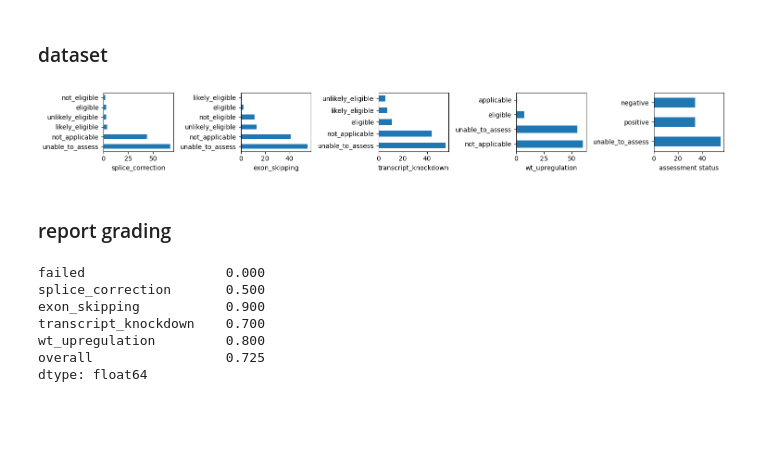
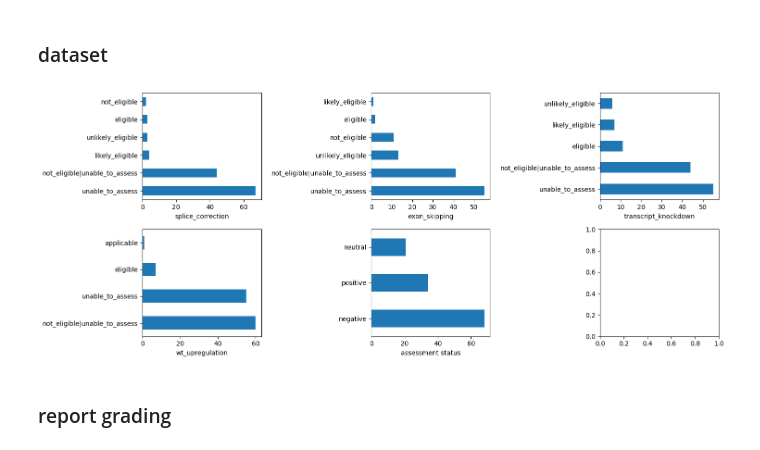
Before and after one commit to mpark20/aso-assistant, a Jupyter notebook: server/view_results.ipynb, the cells around one changed output. Cells and saved outputs as stored; diff of their text form; code cells hidden in the pictures; blank space fills up the shorter version.

```diff
--- a/server/view_results.ipynb
+++ b/server/view_results.ipynb
@@ -15,7 +19,4 @@ from sklearn.metrics import confusion_matrix, ConfusionMatrixDisplay
 # %%
-NEG_LABELS = ["not_applicable", "not_eligible"]
-POS_LABELS = ["likely_eligible", "eligible"]
-
 CATEGORIES = [
     "splice_correction",
     "exon_skipping",
@@ -27,37 +28,17 @@ LABEL_ORDER = [
     "unable_to_assess",
     "not_eligible",
     "unlikely_eligible",
+    "applicable",  # only for WT upregulation
     "likely_eligible",
     "eligible",
 ]
-
-def parse_outcome_str(outcome_str: str) -> dict:
-    """
-    Parses labels in form "approach1:label1;approach2:label2" into
-    {"approach1": "label1", "approach2": "label2"}
-
-    If a therapy has no label, it is considered "not applicable".
-    All therapies are considered "unable to assess" if the outcome_str = "unable to assess".
-    """
-    parts = outcome_str.split(";")
-    parsed = {k:"not_applicable" for k in ["splice_correction", "exon_skipping", "transcript_knockdown", "wt_upregulation"]}
-    if outcome_str == "unable_to_assess":
-        return {k:"unable_to_assess" for k in parsed.keys()}
-    for part in parts:
-        if ':' in part:
-            # add underscores to match the automated pipeline output format
-            key, value = part.split(':')
-            parsed[key] = value
-
-    if "knockdown" in parsed:
-        kd = parsed.pop("knockdown")
-        parsed["transcript_knockdown"] = kd
-    return parsed
 
 def categorize_assessment(row: pd.Series):
     labels = [row[k] for k in ["splice_correction", "exon_skipping", "transcript_knockdown", "wt_upregulation"]]
     if any([lbl in POS_LABELS for lbl in labels]):
         return "positive"
+    elif any([lbl in NEUTRAL_LABELS for lbl in labels]):
+        return "neutral"
     elif any([lbl in NEG_LABELS for lbl in labels]):
         return "negative"
     return "unable_to_assess"
@@ -67,5 +48,5 @@ dataset = pd.read_csv("data/parsed_n1c_assessments.csv")
 dataset.drop_duplicates(subset="normalized_hgvs", keep="first", inplace=True)
 parsed_outcomes = dataset["parsed_outcome"].apply(lambda x: parse_outcome_str(x)).tolist()
 
-hgvs2outcome = dict(zip(dataset["normalized_hgvs"], parsed_outcomes))
-hgvs2metadata = dataset.set_index("normalized_hgvs").drop(columns="parsed_outcome").to_dict(orient="index")
+HGVS2OUTCOME = dict(zip(dataset["normalized_hgvs"], parsed_outcomes))
+HGVS2METADATA = dataset.set_index("normalized_hgvs").drop(columns="parsed_outcome").to_dict(orient="index")
@@ -72,18 +58,20 @@ hgvs2metadata = dataset.set_index("normalized_hgvs").drop(columns="parsed_outcom
 # %% [markdown]
 ### dataset
 # %%
-fig, axs = plt.subplots(1, 5, figsize=(15, 2))
+parsed_outcomes = dataset["parsed_outcome"].apply(lambda x: parse_outcome_str(x)).tolist()
+
+fig, axs = plt.subplots(2, 3, figsize=(15, 6))
 true_outcomes_df = pd.DataFrame(parsed_outcomes)
 true_outcomes_df["assessment status"] = true_outcomes_df.apply(categorize_assessment, axis=1)
 
 for col,ax in zip(true_outcomes_df.columns, axs.flatten()):
     true_outcomes_df[col].value_counts().plot(kind='barh', ax=ax)
     ax.set_ylabel("")
     ax.set_xlabel(col)
 
 plt.tight_layout()
 plt.show()
 # %% [output]
-[figure, old version]
+[figure, new version]
 # %% [markdown]
 ### report grading
@@ -192,12 +77,0 @@ def plot_confusion_matrices(flat_df):
-# %%
-scores, labels_df = grade_reports("outputs/gpt-5")
-# scores, labels_df = grade_reports("outputs/gpt-5__llm-only__web-search")
-print(scores)
-# %% [output]
-failed                  0.000
-splice_correction       0.500
-exon_skipping           0.900
-transcript_knockdown    0.700
-wt_upregulation         0.800
-overall                 0.725
-dtype: float64
```
Also changed, not shown: parts of 9 cells of this notebook, 1 other file.
